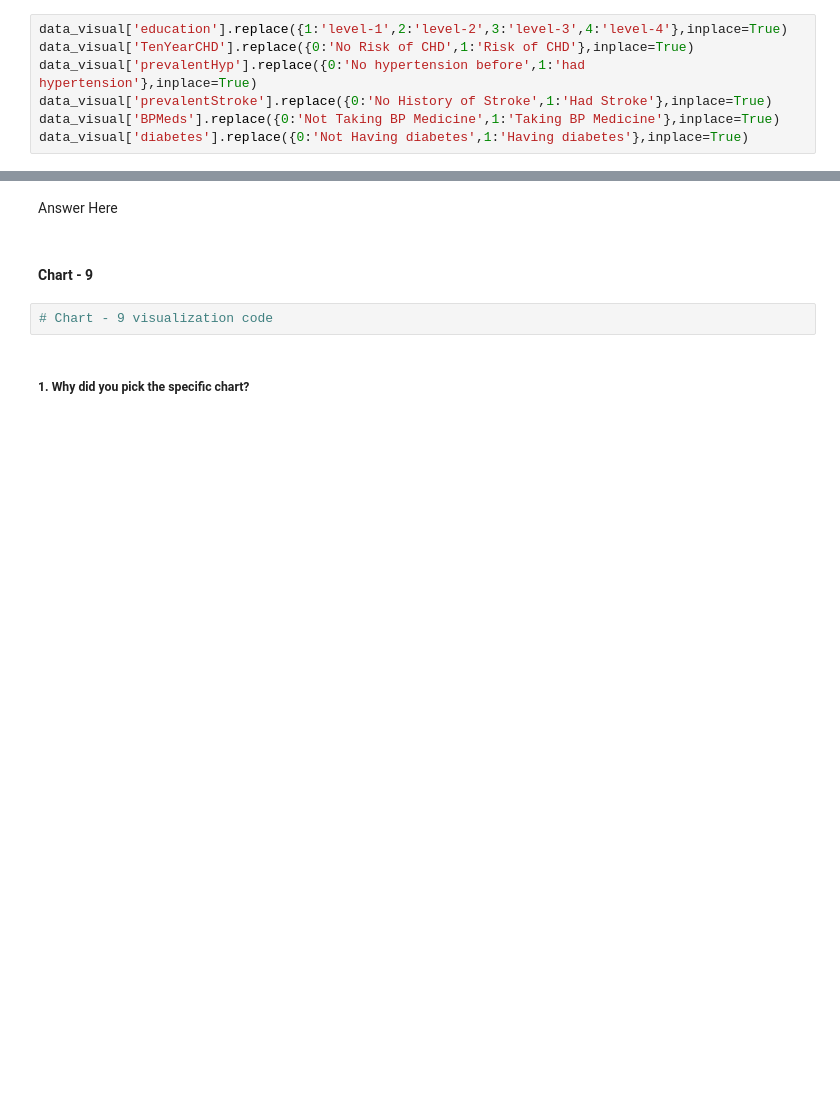
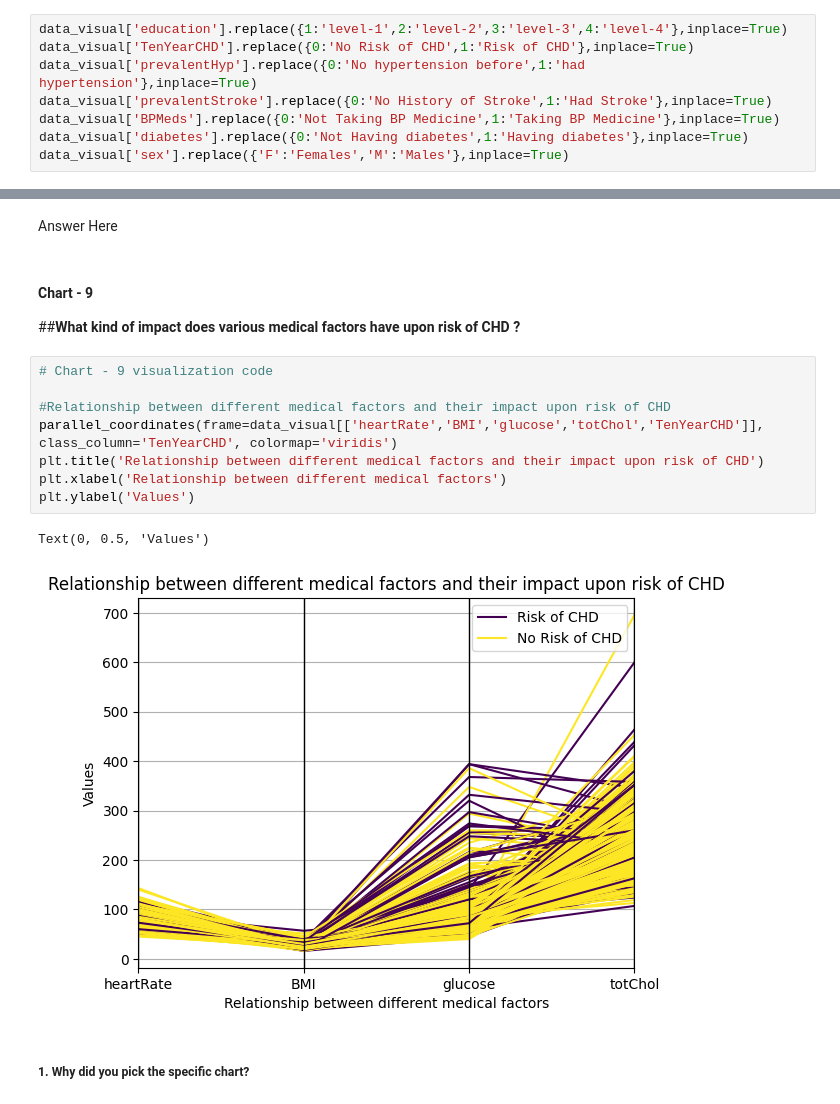
Before and after one commit to apurva-shrivastava/Cardiovascular-Risk-Prediction, a Jupyter notebook: Apurva_Shrivastava_Cardiovascular_Risk_Prediction.ipynb, the cells around one changed output, grey strips where cells are left out. Drawn from its saved outputs; the diff is of its cells as text; blank space fills up the shorter version.

Commit message:
created 5 visuals and came out with unique insights.

```diff
--- a/Apurva_Shrivastava_Cardiovascular_Risk_Prediction.ipynb
+++ b/Apurva_Shrivastava_Cardiovascular_Risk_Prediction.ipynb
@@ -424,6 +425,7 @@ data_visual['prevalentHyp'].replace({0:'No hypertension before',1:'had hypertens
 data_visual['prevalentStroke'].replace({0:'No History of Stroke',1:'Had Stroke'},inplace=True)
 data_visual['BPMeds'].replace({0:'Not Taking BP Medicine',1:'Taking BP Medicine'},inplace=True)
 data_visual['diabetes'].replace({0:'Not Having diabetes',1:'Having diabetes'},inplace=True)
+data_visual['sex'].replace({'F':'Females','M':'Males'},inplace=True)
 # %% [markdown]
 ### What all manipulations have you done and insights you found?
 # %% [markdown]
@@ -566,10 +568,21 @@ Answer Here
 Are there any insights that lead to negative growth? Justify with specific reason.
 # %% [markdown]
 Answer Here
-# %% [markdown]
-#### Chart - 9
-# %%
-# Chart - 9 visualization code
+# %% [markdown]
+#### Chart - 9
+
+##**What kind of impact does various medical factors have upon risk of CHD ?**
+# %%
+# Chart - 9 visualization code
+
+#Relationship between different medical factors and their impact upon risk of CHD
+parallel_coordinates(frame=data_visual[['heartRate','BMI','glucose','totChol','TenYearCHD']], class_column='TenYearCHD', colormap='viridis')
+plt.title('Relationship between different medical factors and their impact upon risk of CHD')
+plt.xlabel('Relationship between different medical factors')
+plt.ylabel('Values')
+# %% [output]
+Text(0, 0.5, 'Values')
+[figure, added]
 # %% [markdown]
 ##### 1. Why did you pick the specific chart?
 # %% [markdown]
```
Also changed, not shown: parts of 17 cells of this notebook.
